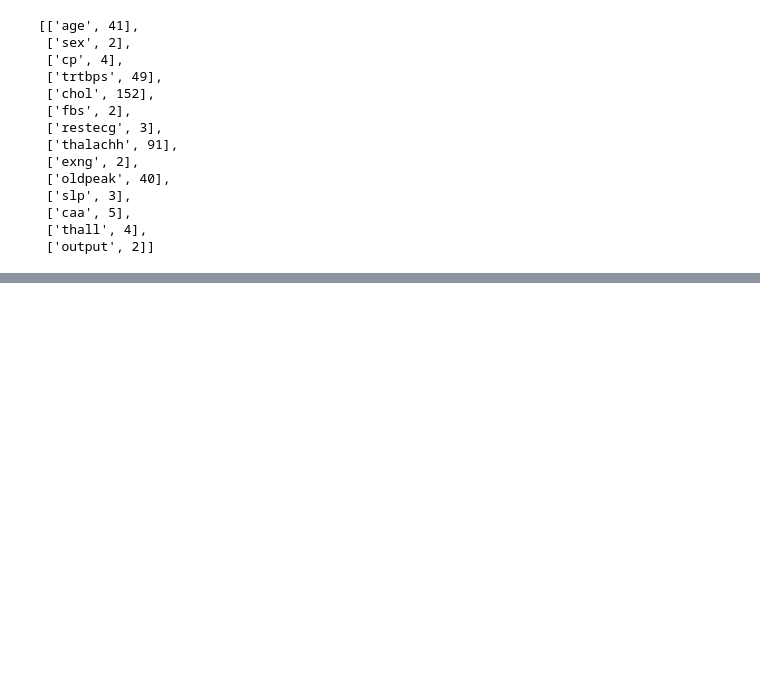
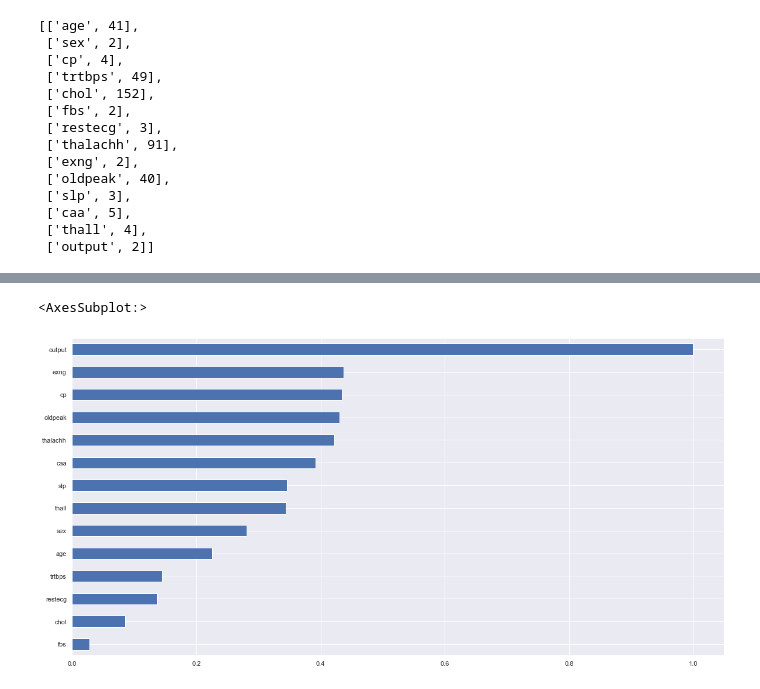
Before and after one commit to sardorick/Heart_disease_dataset_analysis, a Jupyter notebook: heart_attack_EDA.ipynb, the cells around one changed output, grey strips where cells are left out. Saved outputs shown, nothing was run; the diff lists cells and outputs as text; code cells hidden in the pictures; blank space fills up the shorter version.

```diff
--- a/heart_attack_EDA.ipynb
+++ b/heart_attack_EDA.ipynb
@@ -69,0 +71,5 @@ plt.show()
+# %%
+(df.corr()['output'].abs().sort_values().plot.barh())
+# %% [output]
+<AxesSubplot:>
+[figure, added]
```
Also changed, not shown: parts of 2 cells of this notebook, 4 other files.
